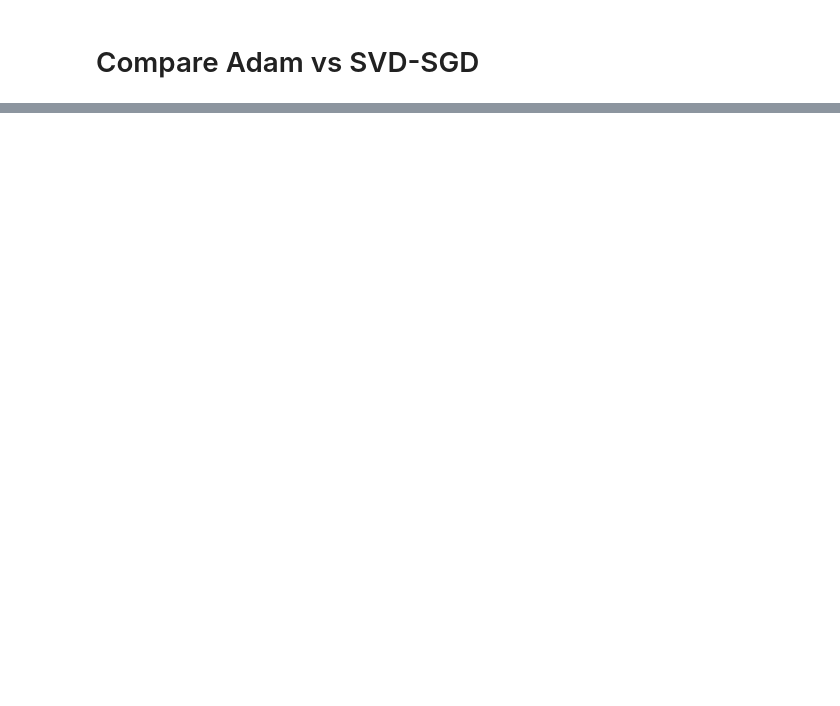
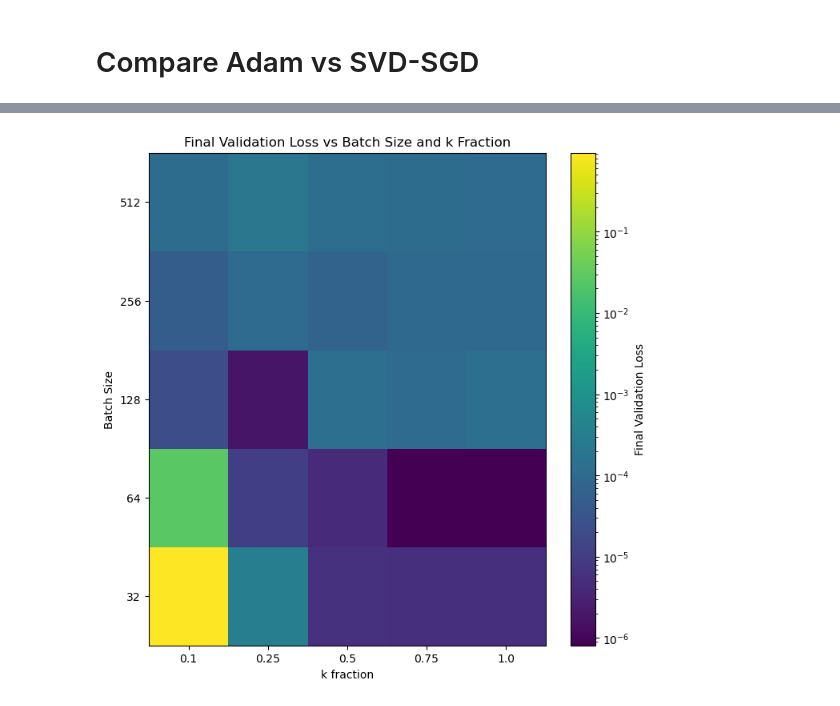
Before and after one commit to sambt/sven-experiments, a Jupyter notebook: notebooks/toy_1d_regression.ipynb, the cells around one changed output, grey strips where cells are left out. Saved outputs shown, nothing was run; the diff lists cells and outputs as text; code cells hidden in the pictures; blank space fills up the shorter version.

```diff
--- a/notebooks/toy_1d_regression.ipynb
+++ b/notebooks/toy_1d_regression.ipynb
@@ -171,0 +259,22 @@ plt.show()
+# %%
+plt.figure(figsize=(8,8))
+# Create a grid for final validation losses
+final_val_losses = np.zeros((len(batch_sizes), len(k_fractions)))
+
+for i, batch_size in enumerate(batch_sizes):
+    for j, k_fraction in enumerate(k_fractions):
+        losses = scan_results[(batch_size, k_fraction)]['losses']
+        final_val_losses[i, j] = losses['val'][-1]
+
+# Create heatmap
+im = plt.imshow(final_val_losses, aspect='auto', cmap='viridis', origin='lower')
+plt.colorbar(im, label='Final Validation Loss')
+plt.xlabel('k fraction')
+plt.ylabel('Batch Size')
+im.set_norm(plt.matplotlib.colors.LogNorm())
+plt.xticks(range(len(k_fractions)), k_fractions)
+plt.yticks(range(len(batch_sizes)), batch_sizes)
+plt.title('Final Validation Loss vs Batch Size and k Fraction')
+plt.show()
+# %% [output]
+[figure, added]
```
Also changed, not shown: parts of 13 cells of this notebook, 3 other files.
